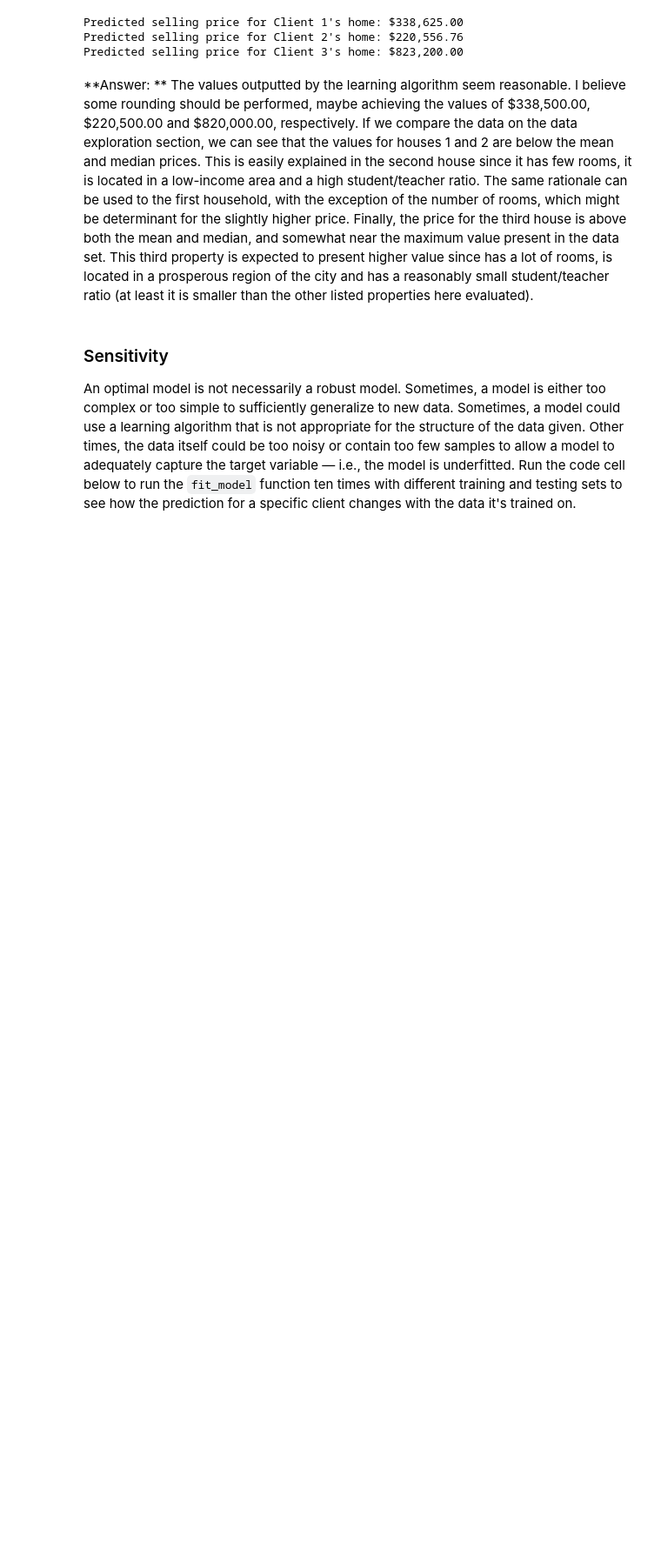
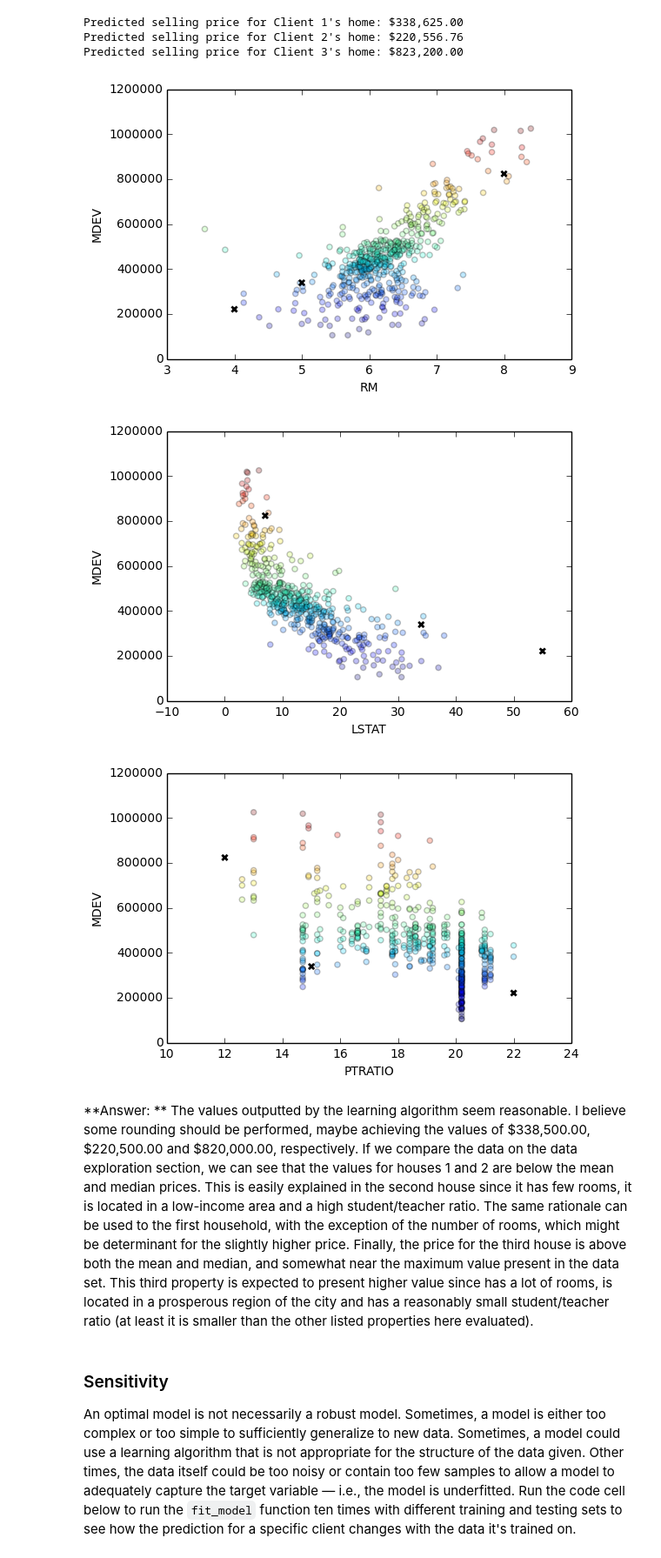
Before and after one commit to jaycwb/udacity-boston-housing, a Jupyter notebook: boston_housing.ipynb, the cells around one changed output. Shown at 87% size. Drawn from its saved outputs; the diff is of its cells as text; code cells hidden in the pictures; blank space fills up the shorter version.

```diff
--- a/boston_housing.ipynb
+++ b/boston_housing.ipynb
@@ -306,8 +306,8 @@ def fit_model(X, y):
     regressor = DecisionTreeRegressor()
 
     # Create a dictionary for the parameter 'max_depth' with a range from 1 to 10
-    rangeMaxDepth = [x for x in range(1,11)]
-    max_features = [x for x in range(1,4)] # bounded to a maximum of 3 since we have only 3 features
+    rangeMaxDepth = range(1,11)
+    max_features = range(1,4) # bounded to a maximum of 3 since we have only 3 features
     splitters = ['best', 'random']
     criterions = ['mae', 'mse']
 
@@ -385,6 +385,20 @@ for i, price in enumerate(reg.predict(client_data)):
 Predicted selling price for Client 1's home: $338,625.00
 Predicted selling price for Client 2's home: $220,556.76
 Predicted selling price for Client 3's home: $823,200.00
+# %%
+clients = np.transpose(client_data)
+predictions = reg.predict(client_data)
+featureNames = list(features.columns.values)
+for i, feature in enumerate(featureNames):
+    plt.scatter(features[feature], prices, alpha = 0.25, c = prices)
+    plt.scatter(clients[i], predictions, color = 'black', marker = 'x', linewidths = 2)
+    plt.xlabel(feature)
+    plt.ylabel('MDEV')
+    plt.show()
+# %% [output]
+[figure, added]
+[figure, added]
+[figure, added]
 # %% [markdown]
 **Answer: ** The values outputted by the learning algorithm seem reasonable. I believe some rounding should be performed, maybe achieving the values of \$338,500.00, \$220,500.00 and \$820,000.00, respectively. If we compare the data on the data exploration section, we can see that the values for houses 1 and 2 are below the mean and median prices. This is easily explained in the second house since it has few rooms, it is located in a low-income area and a high student/teacher ratio. The same rationale can be used to the first household, with the exception of the number of rooms, which might be determinant for the slightly higher price. Finally, the price for the third house is above both the mean and median, and somewhat near the maximum value present in the data set. This third property is expected to present higher value since has a lot of rooms, is located in a prosperous region of the city and has a reasonably small student/teacher ratio (at least it is smaller than the other listed properties here evaluated).
 # %% [markdown]
```
Also changed, not shown: parts of 5 cells of this notebook, 1 other file.
